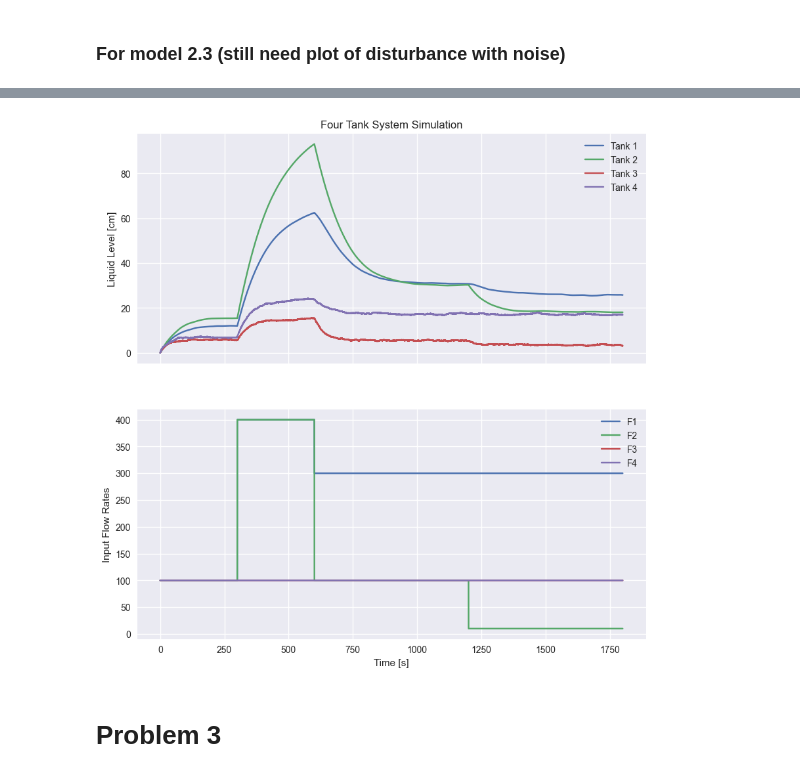
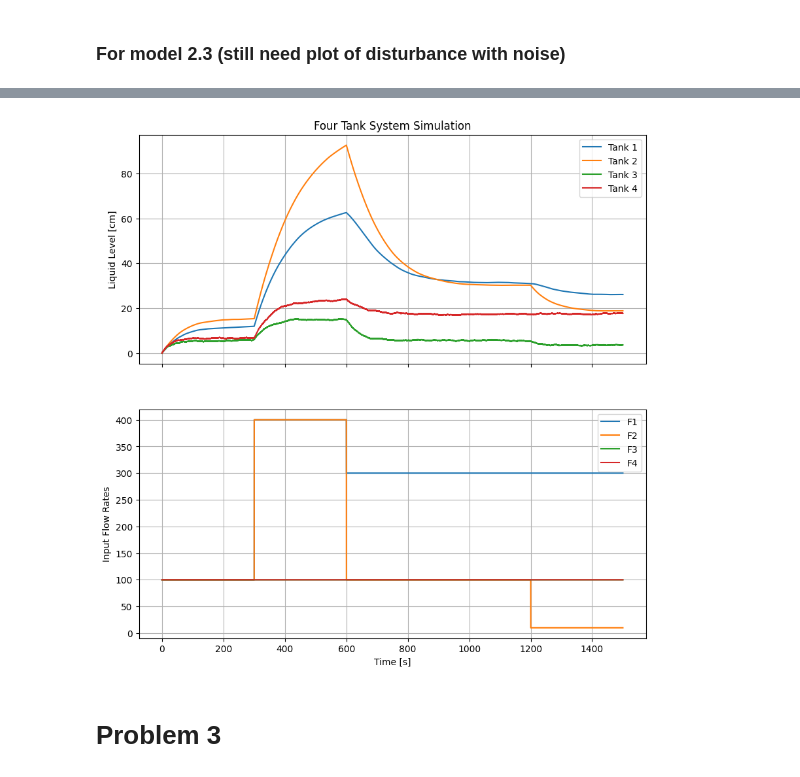
Before and after one commit to Comicboy/DTU_MPC, a Jupyter notebook: Modified_FourTank.ipynb, the cells around one changed output, grey strips where cells are left out. Drawn from its saved outputs; the diff is of its cells as text; code cells hidden in the pictures.

```diff
--- a/Modified_FourTank.ipynb
+++ b/Modified_FourTank.ipynb
@@ -89,28 +88,28 @@ x, y, z, T_all, X_all, H_all = fun.sim22(times, x0, u, d, p, dt, noise_level=1)
 ![image.png](attachment:image.png)
 # %%
 # --- Time and Noise Setup ---
-times = np.array([0, 5, 10, 20, 30]) * 60  # in seconds
+times = np.array([0, 5, 10, 20, 25]) * 60  # in seconds
 dt = 0.01
 
 # --- Initial Conditions ---
 h10, h20, h30, h40 = 0.0, 0.0, 0.0, 0.0
 m10 = rho * A1 * h10
 m20 = rho * A2 * h20
 m30 = rho * A3 * h30
 m40 = rho * A4 * h40
 x0 = np.array([m10, m20, m30, m40])
 
 # --- Input Profiles ---
 F1 = np.array([100,400,300,300])
 F2 = np.array([100,400,100,10])
 F3 = np.array([100, 100, 100, 100])
 F4 = np.array([100, 100, 100, 100])
 u = np.array([F1, F2])
 d = np.array([F3, F4])
 
 x = fun.sim23(times, dt, x0, u, d, p, noise_level=20)
 # %% [output]
-[figure, old version]
+[figure, new version]
 # %% [markdown]
 # Problem 3
 # %% [markdown]
```
Also changed, not shown: parts of 23 cells of this notebook, 12 other files.
